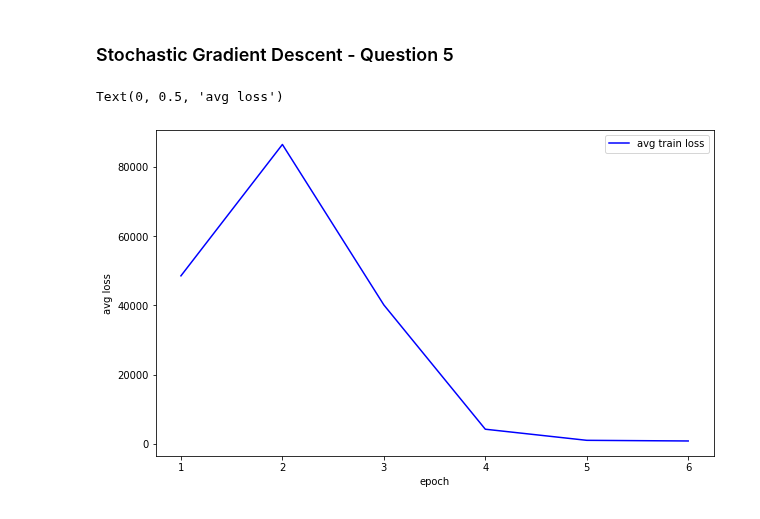
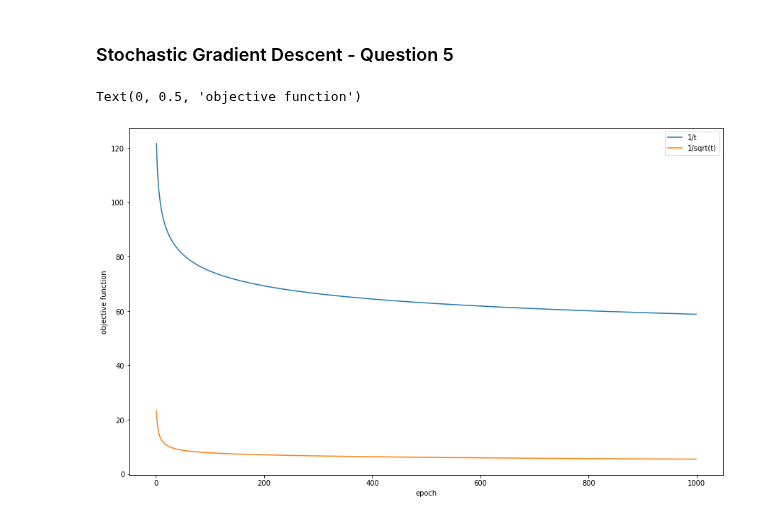
Before and after one commit to nikhilvsupekar/ml-algorithms, a Jupyter notebook: notebooks/hw2_gd_regression.ipynb, the cells around one changed output. Cells and saved outputs as stored; diff of their text form; code cells hidden in the pictures.

```diff
--- a/notebooks/hw2_gd_regression.ipynb
+++ b/notebooks/hw2_gd_regression.ipynb
@@ -622,7 +622,7 @@ def compute_stochastic_gradient(x_i, y_i, theta, lambda_reg):
 # %%
 #######################################
 ### Stochastic gradient descent
-def stochastic_grad_descent(X, y, alpha=0.01, lambda_reg=10**-2, num_epoch=1000):
+def stochastic_grad_descent(X, y, alpha=0.01, lambda_reg=10**-2, num_epoch=1000, C=0.1):
     """
     In this question you will implement stochastic gradient descent with regularization term
 
@@ -664,7 +664,7 @@ def stochastic_grad_descent(X, y, alpha=0.01, lambda_reg=10**-2, num_epoch=1000)
             x_i = X[i, :]
             y_i = y[i]
 
-            theta = theta - calc_alpha(alpha, t) * compute_stochastic_gradient(x_i, y_i, theta, lambda_reg)
+            theta = theta - calc_alpha(alpha, t, C) * compute_stochastic_gradient(x_i, y_i, theta, lambda_reg)
             theta_hist[epoch, i, :] = theta
             loss_hist[epoch, i] = compute_square_loss(X, y, theta)
 
@@ -673,22 +673,30 @@ def stochastic_grad_descent(X, y, alpha=0.01, lambda_reg=10**-2, num_epoch=1000)
     return theta_hist, loss_hist
 # %% [markdown]
 ### Stochastic Gradient Descent - Question 5
-# %%
-num_epoch = 7
-EPOCH_LIST = list(range(1, num_epoch))
-train_theta, train_loss = stochastic_grad_descent(X_train, y_train, alpha='1/t', lambda_reg=10**-1.6, num_epoch=num_epoch)
-# %%
-fig, ax = plt.subplots(figsize = (10, 6))
-sgd_avg_loss = []
-
-for epoch in EPOCH_LIST:
-    sgd_avg_loss.append(np.mean(train_loss[epoch, :]))
-
-ax.plot(EPOCH_LIST, sgd_avg_loss, color = 'blue', label = 'avg train loss')
-# ax.plot(np.log10(LAMBDA_LIST), avg_test_loss, color = 'red', label = 'avg test loss')
-ax.legend()
-plt.xlabel('epoch')
-plt.ylabel('avg loss')
-# %% [output]
-Text(0, 0.5, 'avg loss')
-[figure, removed]
+# %%
+def compute_regularized_square_loss(X, y, theta, lambda_reg):
+    m = X.shape[0]
+    return np.linalg.norm(np.dot(X, theta) - y) ** 2 / m + lambda_reg * np.dot(theta.transpose(), theta)
+# %%
+num_epoch = 1000
+fig, ax = plt.subplots(figsize = (15, 9))
+EPOCH_LIST = list(range(1, num_epoch))
+STEP_RULES = ['1/t', '1/sqrt(t)']
+LAMBDA_OPT = 10**-1.495
+
+for rule in STEP_RULES:
+    train_theta, train_loss = stochastic_grad_descent(X_train, y_train, alpha=rule, lambda_reg=LAMBDA_OPT, num_epoch=num_epoch, C = 0.001)
+    costs = []
+
+    for epoch in EPOCH_LIST:
+        theta_epoch = train_theta[epoch, -1, :]
+        costs.append(compute_regularized_square_loss(X_train, y_train, theta_epoch, LAMBDA_OPT))
+
+    ax.plot(EPOCH_LIST, costs, label = rule)
+
+ax.legend()
+plt.xlabel('epoch')
+plt.ylabel('objective function')
+# %% [output]
+Text(0, 0.5, 'objective function')
+[figure, added]
```
Also changed, not shown: parts of 6 cells of this notebook.
